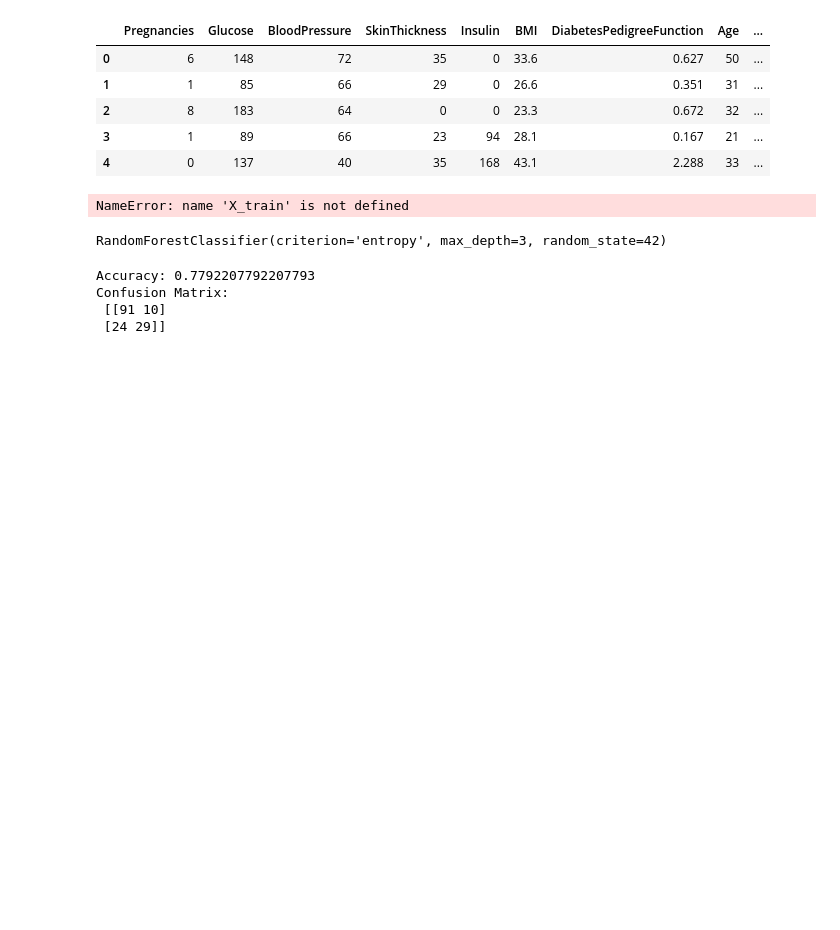
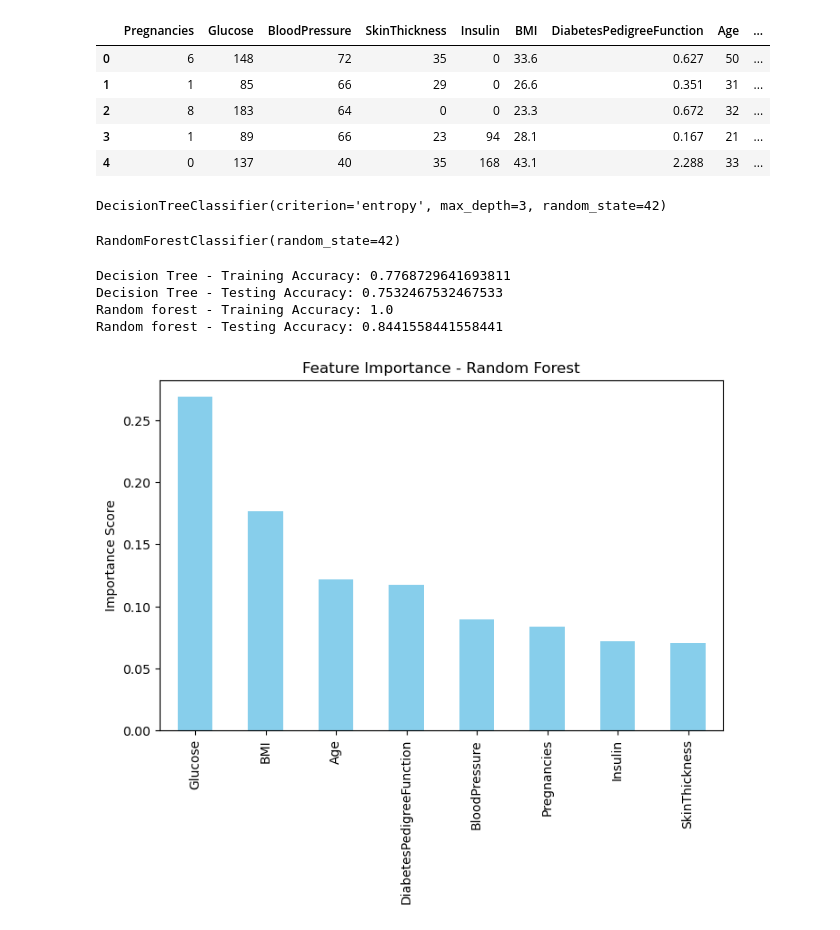
Before and after one commit to shreyashD0810/Machine_Learning, a Jupyter notebook: ML-Lab 8/Lab - 8 randomforest classifier.ipynb, the cells around one changed output. Drawn from its saved outputs; the diff is of its cells as text; code cells hidden in the pictures; blank space fills up the shorter version.

```diff
--- a/ML-Lab 8/Lab - 8 randomforest classifier.ipynb
+++ b/ML-Lab 8/Lab - 8 randomforest classifier.ipynb
@@ -18,26 +18,39 @@ df.head()
 | 3 | 1 | 89 | 66 | 23 | 94 | 28.1 | 0.167 | 21 | ... |
 | 4 | 0 | 137 | 40 | 35 | 168 | 43.1 | 2.288 | 33 | ... |
 # %%
-x = df.drop('Outcome', axis=1)
+X = df.drop('Outcome', axis=1)
 y = df['Outcome']
 # %%
-x_train, x_test, y_train, y_test = train_test_split(x, y, test_size=0.2, random_state=23)
+X_train, X_test, y_train, y_test = train_test_split(x, y, test_size=0.2, random_state=23)
 # %%
 dt_clf=DecisionTreeClassifier(criterion='entropy',max_depth=3,random_state=42)
 dt_clf.fit(X_train,y_train)
 # %% [output]
-NameError: name 'X_train' is not defined
+DecisionTreeClassifier(criterion='entropy', max_depth=3, random_state=42)
 # %%
 rf_clf=RandomForestClassifier(n_estimators=100,random_state=42)
 rf_clf.fit(X_train,y_train)
 # %% [output]
-RandomForestClassifier(criterion='entropy', max_depth=3, random_state=42)
+RandomForestClassifier(random_state=42)
 # %%
-y_pred = model.predict(x_test)
-print("Accuracy:", accuracy_score(y_test,y_pred))
-print("Confusion Matrix:\n", confusion_matrix(y_test, y_pred))
+print("Decision Tree - Training Accuracy:",dt_clf.score(X_train,y_train))
+print("Decision Tree - Testing Accuracy:",dt_clf.score(X_test,y_test))
+
+print("Random forest - Training Accuracy:",rf_clf.score(X_train,y_train))
+print("Random forest - Testing Accuracy:",rf_clf.score(X_test,y_test))
 # %% [output]
-Accuracy: 0.7792207792207793
-Confusion Matrix:
- [[91 10]
- [24 29]]
+Decision Tree - Training Accuracy: 0.7768729641693811
+Decision Tree - Testing Accuracy: 0.7532467532467533
+Random forest - Training Accuracy: 1.0
+Random forest - Testing Accuracy: 0.8441558441558441
+# %%
+importances=rf_clf.feature_importances_
+feat_importance=pd.Series(importances,index=X.columns).sort_values(ascending=False)
+# %%
+plt.figure(figsize=(8,5))
+feat_importance.plot(kind='bar',color='skyblue')
+plt.title("Feature Importance - Random Forest")
+plt.ylabel("Importance Score")
+plt.show()
+# %% [output]
+[figure, added]
```
